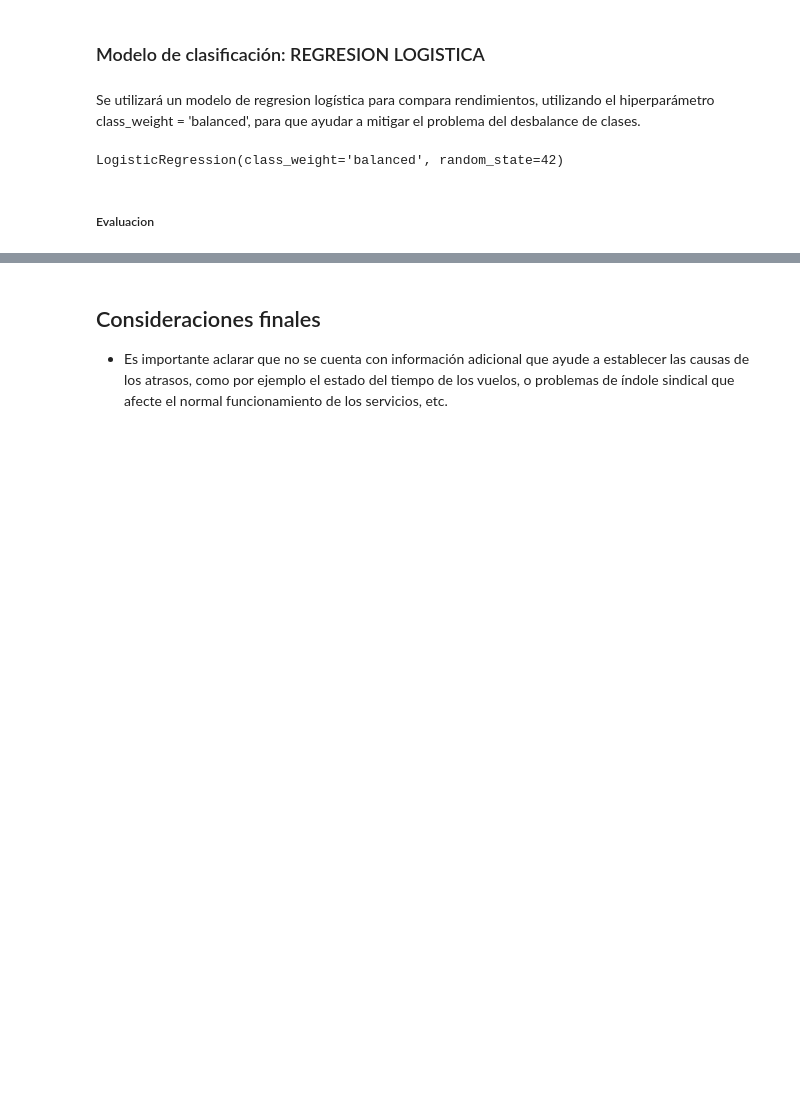
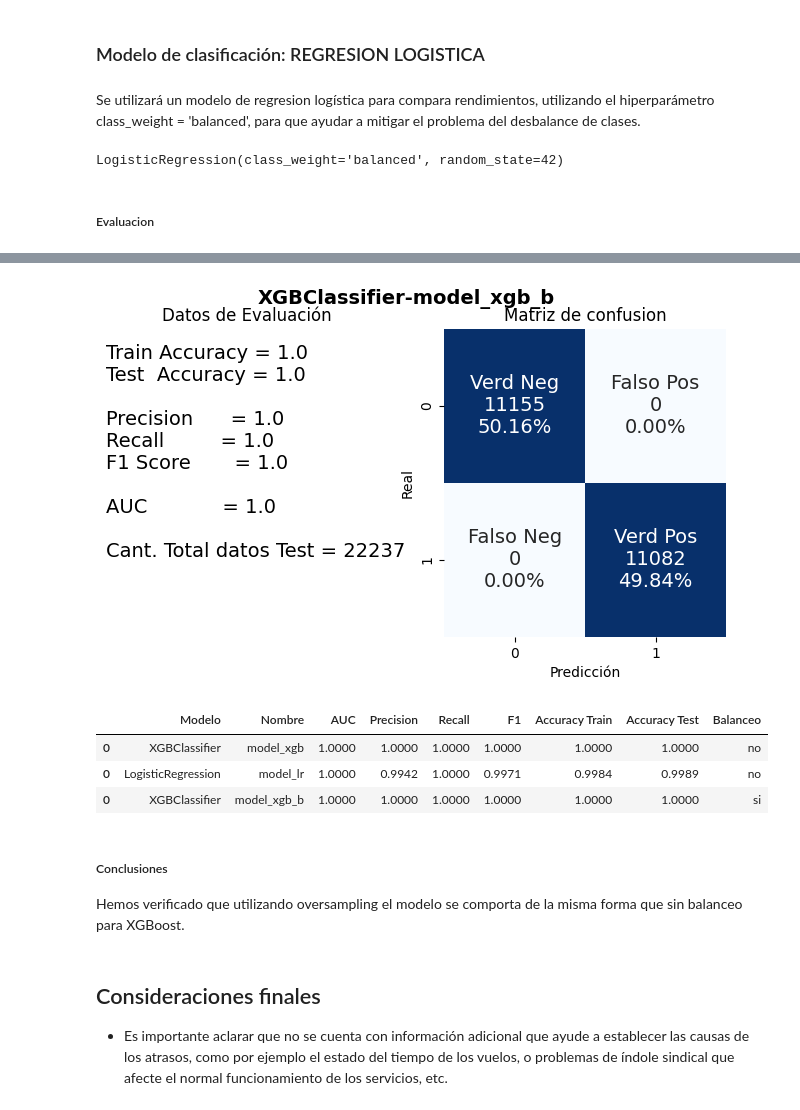
Before and after one commit to gabrielfernandorey/gabrielfernandorey.github.io, a Jupyter notebook: projects/ML01/flight_delay.ipynb, the cells around one changed output, grey strips where cells are left out. Saved outputs shown, nothing was run; the diff lists cells and outputs as text; code cells hidden in the pictures; blank space fills up the shorter version.

```diff
--- a/projects/ML01/flight_delay.ipynb
+++ b/projects/ML01/flight_delay.ipynb
@@ -745,0 +773,2 @@ df_result
+# %%
+X_smote, y_smote = oversample.fit_resample(X, y)
@@ -745,0 +777,9 @@ df_result
+# %%
+# Dividir el conjunto de datos en entrenamiento y prueba
+X_train, X_test, y_train, y_test = train_test_split(X_smote, y_smote, test_size=0.2, random_state=42)
+# %%
+# Crear el modelo
+model_xgb_b = XGBClassifier(booster='dart', learning_rate=0.1, random_state=40)
+
+# Entrenar el modelo
+model_xgb_b.fit(X_train, y_train)
@@ -746,3 +798,20 @@ df_result
+# %%
+y_pred_train_xgb_b = model_xgb_b.predict(X_train)
+y_pred_test_xgb_b = model_xgb_b.predict(X_test)
+# %%
+df_result = pd.concat([df_result, pd.DataFrame([matrizConfusion(model_xgb_b, "model_xgb_b", y_train, y_test, y_pred_train_xgb_b, y_pred_test_xgb_b, 'si')], columns=columns)])
+# %% [output]
+[figure, added]
+# %%
+df_result
+# %% [output]
+|  | Modelo | Nombre | AUC | Precision | Recall | F1 | Accuracy Train | Accuracy Test | Balanceo |
+| 0 | XGBClassifier | model_xgb | 1.0000 | 1.0000 | 1.0000 | 1.0000 | 1.0000 | 1.0000 | no |
+| 0 | LogisticRegression | model_lr | 1.0000 | 0.9942 | 1.0000 | 0.9971 | 0.9984 | 0.9989 | no |
+| 0 | XGBClassifier | model_xgb_b | 1.0000 | 1.0000 | 1.0000 | 1.0000 | 1.0000 | 1.0000 | si |
+# %% [markdown]
+##### Conclusiones
+Hemos verificado que utilizando oversampling el modelo se comporta de la misma forma que sin balanceo para XGBoost.
 # %% [markdown]
 ## Consideraciones finales
 
```
Also changed, not shown: parts of 21 cells of this notebook.
